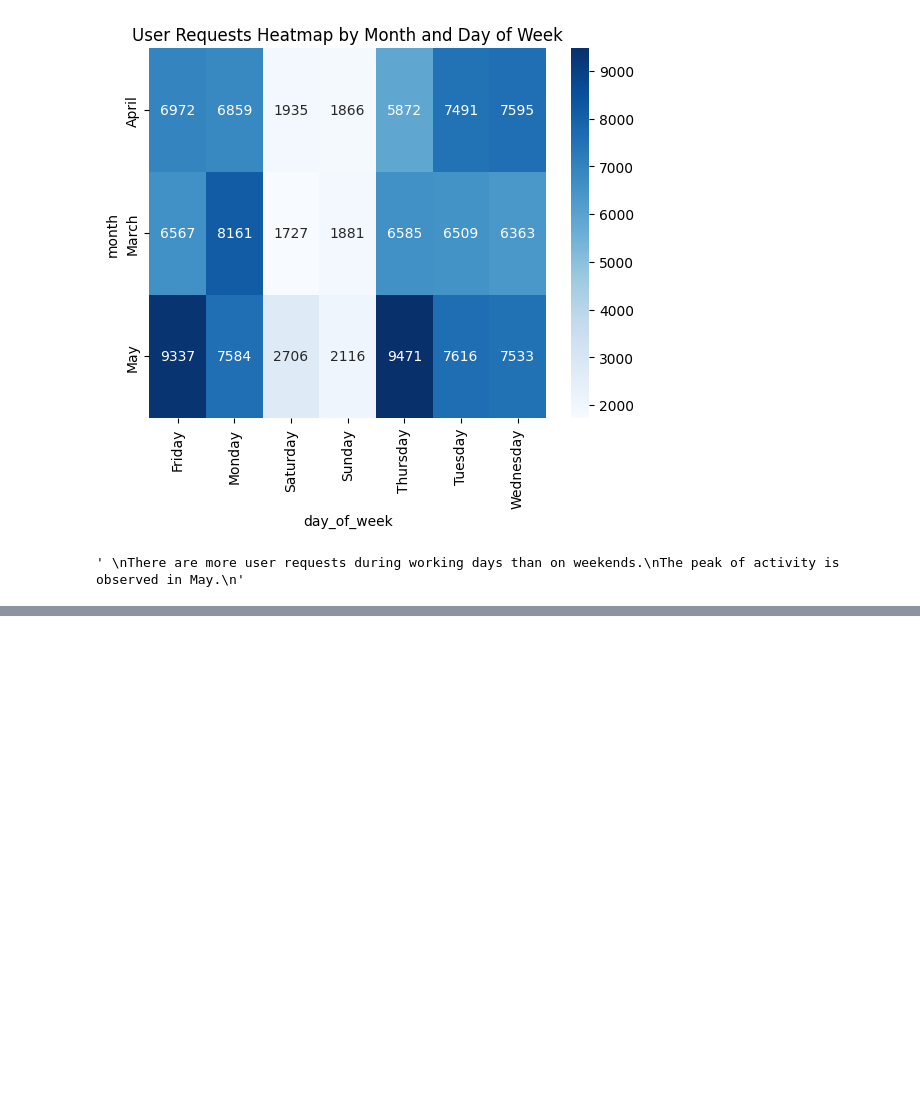
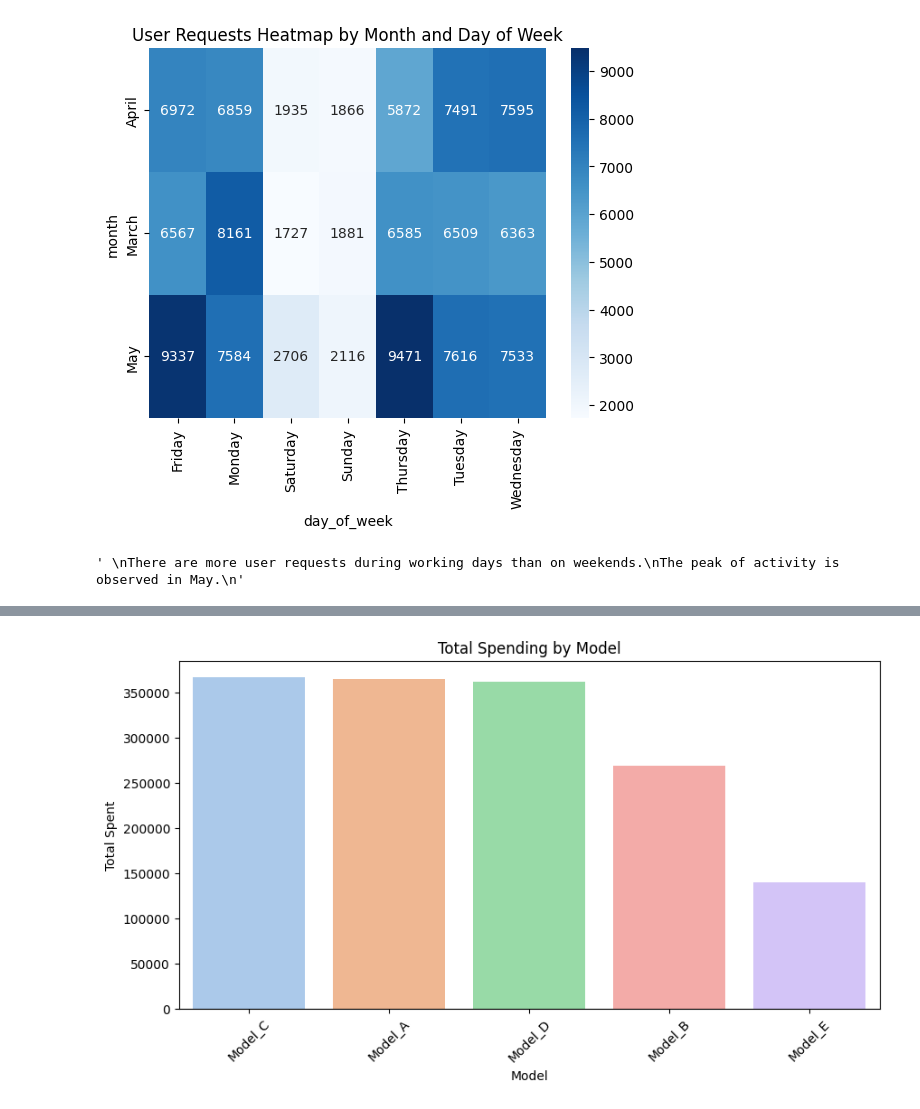
Before and after one commit to HYYH130613/ML-features-analysis, a Jupyter notebook: eda.ipynb, the cells around one changed output, grey strips where cells are left out. Cells and saved outputs as stored; diff of their text form; code cells hidden in the pictures; blank space fills up the shorter version.

```diff
--- a/eda.ipynb
+++ b/eda.ipynb
@@ -105,2 +111,22 @@ for var, subplot in zip(df, ax.flatten()):
 # %%
-#bar plots, line graphs, heatmaps
+model_stats = (
+    df.groupby('model')
+      .agg(
+          avg_requests=('requests_cnt', 'mean'),
+          avg_spent=('spent_amount', 'mean'),
+          total_requests=('requests_cnt', 'sum'),
+          total_spent=('spent_amount', 'sum')
+      )
+      .sort_values('total_spent', ascending=False)
+)
+
+plt.figure(figsize=(10, 5))
+sns.barplot(x=model_stats.index, y=model_stats['total_spent'], palette="pastel")
+
+plt.title("Total Spending by Model")
+plt.xlabel("Model")
+plt.ylabel("Total Spent")
+plt.xticks(rotation=45)
+plt.show()
+# %% [output]
+[figure, added]
```
Also changed, not shown: parts of 5 cells of this notebook.
